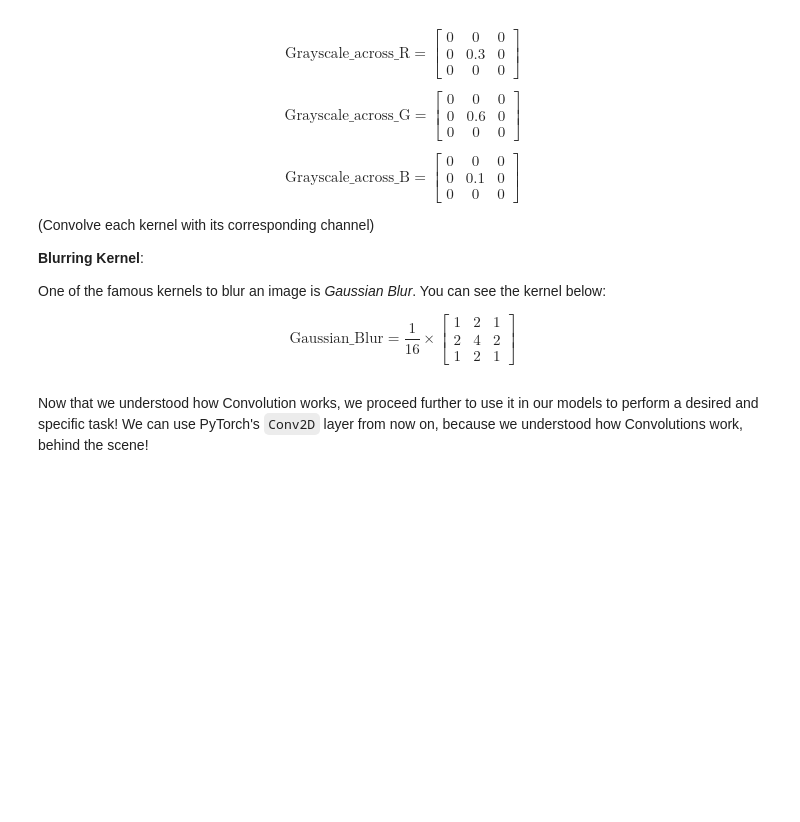
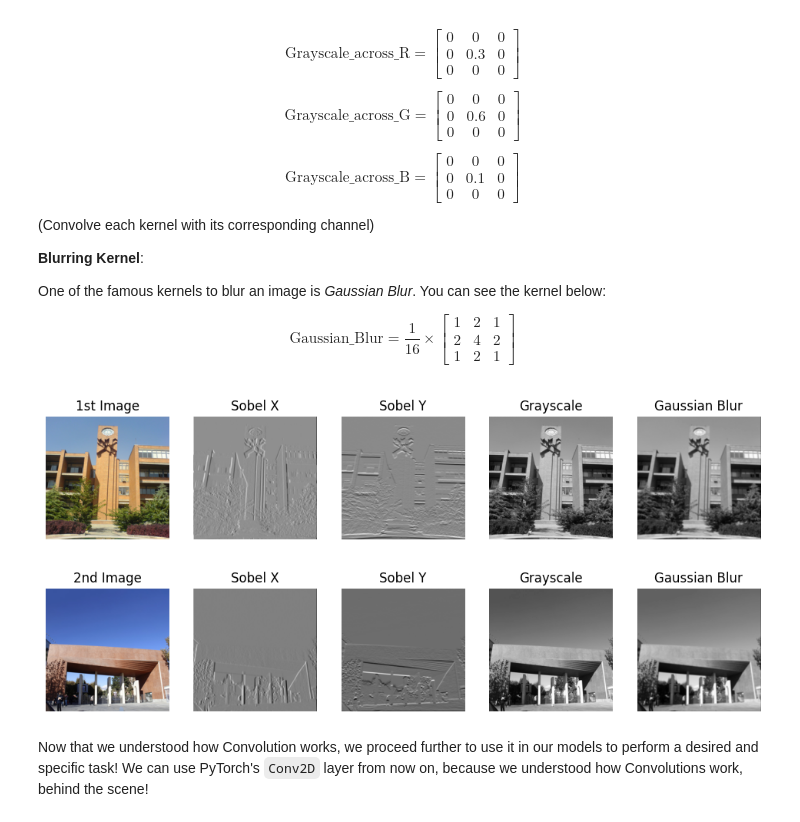
Before and after one commit to TaymazKH/machine-learning-project, a Jupyter notebook: project_cv.ipynb, the cells around one changed output. Drawn from its saved outputs; the diff is of its cells as text; code cells hidden in the pictures; blank space fills up the shorter version.

```diff
--- a/project_cv.ipynb
+++ b/project_cv.ipynb
@@ -340,3 +344,32 @@ plot_images(
+# %%
+titles = ['Sobel X', 'Sobel Y', 'Grayscale', 'Gaussian Blur']
+
+plt.figure(figsize=(12, 6))
+plt.subplot(2, 5, 1)
+plt.imshow(first_img)
+plt.title('1st Image')
+plt.axis('off')
+for i in range(4):
+    plt.subplot(2, 5, i + 2)
+    plt.imshow(out[0, i, :, :], cmap='gray')
+    plt.title(titles[i])
+    plt.axis('off')
+plt.show()
+
+plt.figure(figsize=(12, 6))
+plt.subplot(2, 5, 1)
+plt.imshow(second_img)
+plt.title('2nd Image')
+plt.axis('off')
+for i in range(4):
+    plt.subplot(2, 5, i + 2)
+    plt.imshow(out[1, i, :, :], cmap='gray')
+    plt.title(titles[i])
+    plt.axis('off')
+plt.show()
+# %% [output]
+[figure, added]
+[figure, added]
 # %% [markdown]
 Now that we understood how Convolution works, we proceed further to use it in our models to perform a desired and specific task! We can use PyTorch's `Conv2D` layer from now on, because we understood how Convolutions work, behind the scene!
 # %% [markdown]
```
Also changed, not shown: parts of 16 cells of this notebook.
